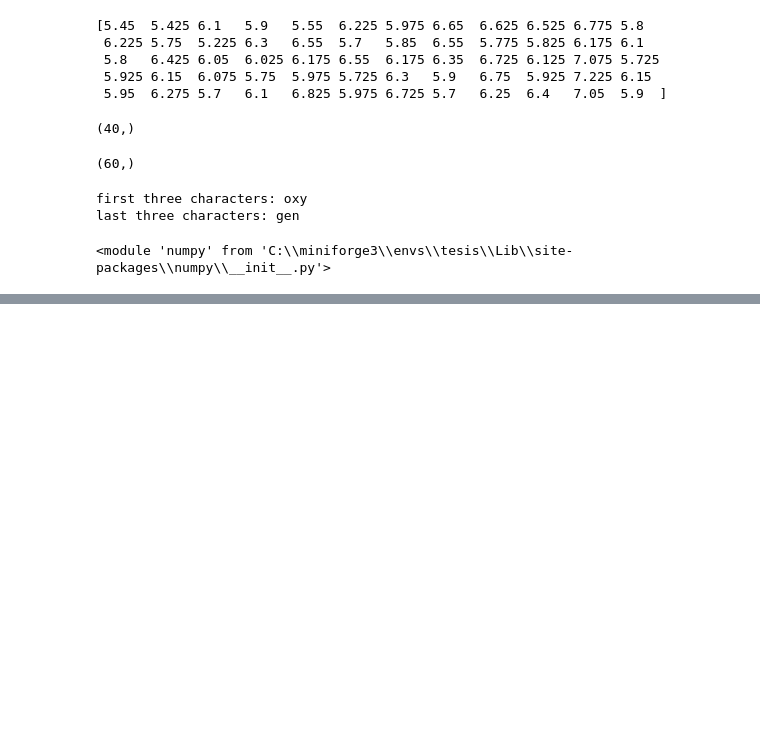
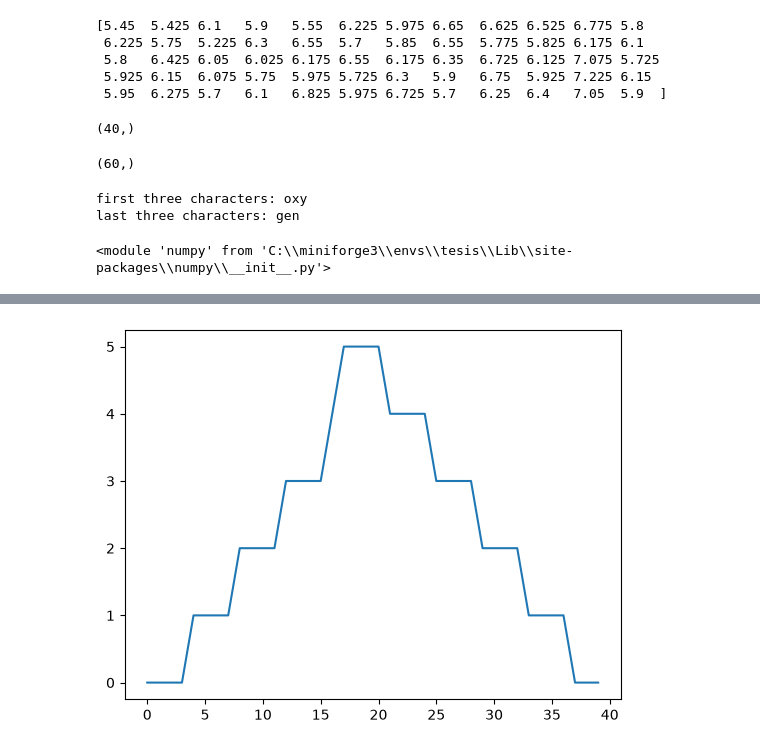
Before and after one commit to miguelsaezpaguay/python-practice, a Jupyter notebook: 01-fundamentos.ipynb, the cells around one changed output, grey strips where cells are left out. Cells and saved outputs as stored; diff of their text form; code cells hidden in the pictures; blank space fills up the shorter version.

```diff
--- a/01-fundamentos.ipynb
+++ b/01-fundamentos.ipynb
@@ -289,0 +425,5 @@ numpy
+# %%
+min_plot = matplotlib.pyplot.plot(numpy.min(data, axis = 0))
+matplotlib.pyplot.show()
+# %% [output]
+[figure, added]
```
Also changed, not shown: parts of 74 cells of this notebook, 3 other files.
